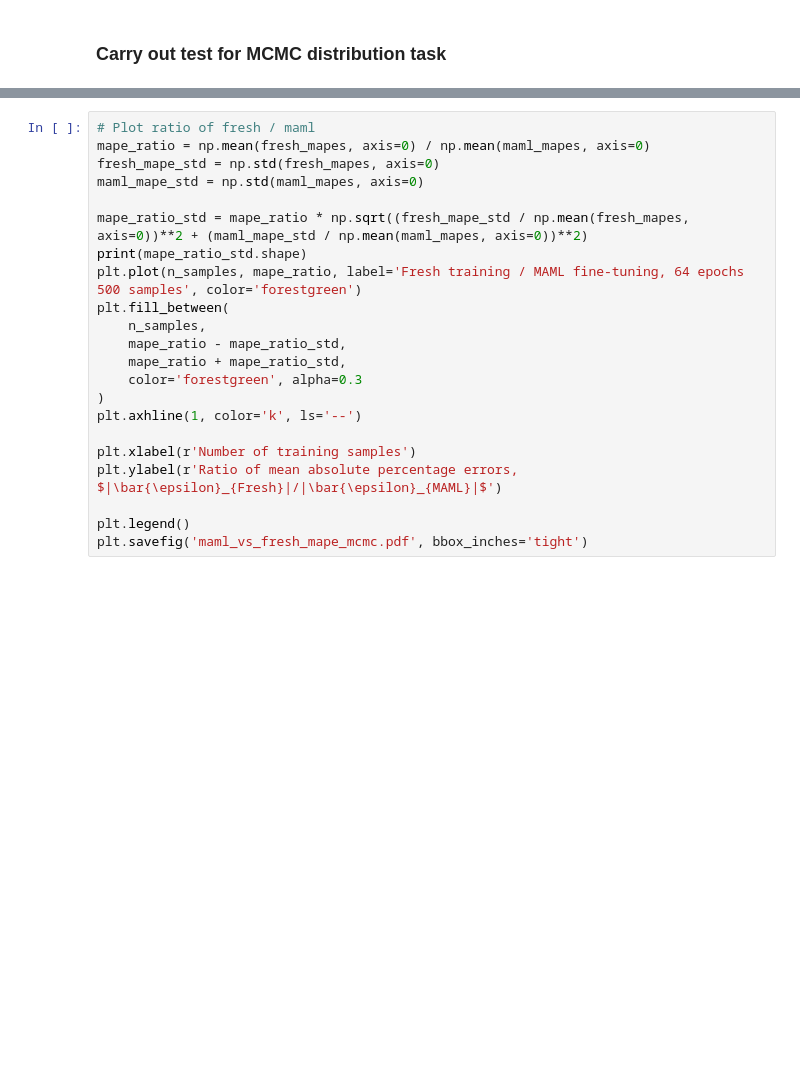
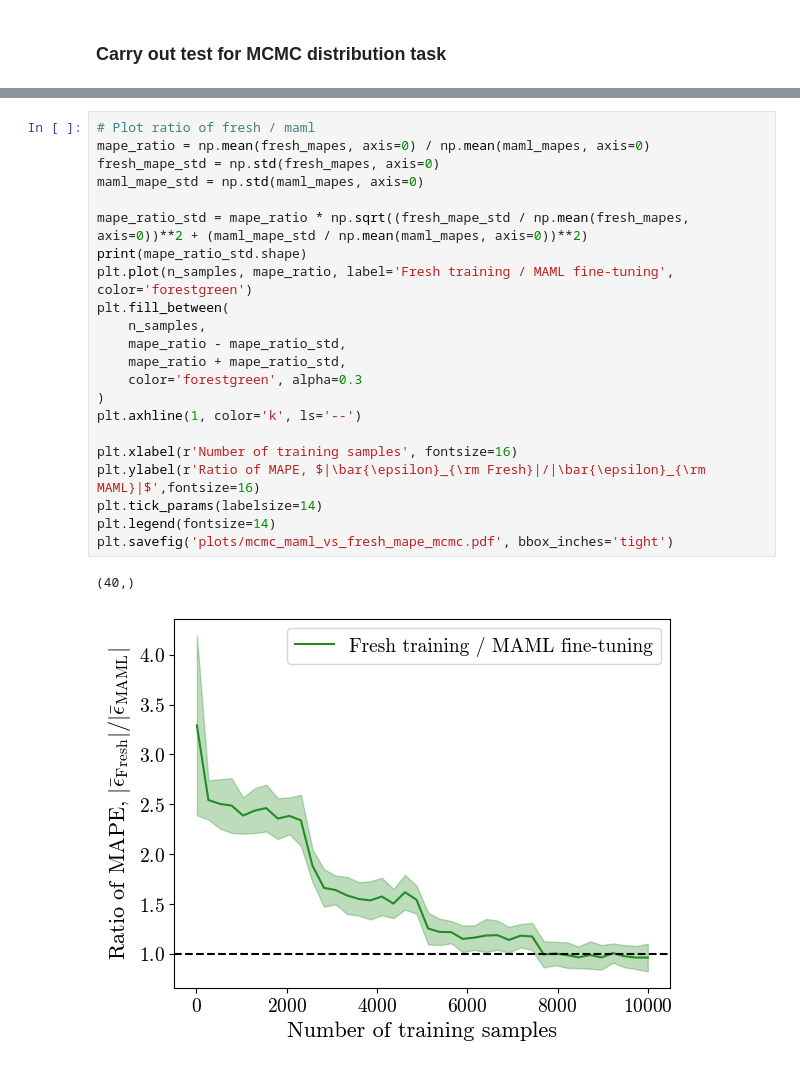
Before and after one commit to CMacM/CosyMAML, a Jupyter notebook: PLOTTING_compare_untrained.ipynb, the cells around one changed output, grey strips where cells are left out. Drawn from its saved outputs; the diff is of its cells as text; blank space fills up the shorter version.

```diff
--- a/PLOTTING_compare_untrained.ipynb
+++ b/PLOTTING_compare_untrained.ipynb
@@ -276,25 +62,28 @@ Running 16/20 for 17500 samples
 # %%
 # Plot ratio of fresh / maml
 mape_ratio = np.mean(fresh_mapes, axis=0) / np.mean(maml_mapes, axis=0)
 fresh_mape_std = np.std(fresh_mapes, axis=0)
 maml_mape_std = np.std(maml_mapes, axis=0)
 
 mape_ratio_std = mape_ratio * np.sqrt((fresh_mape_std / np.mean(fresh_mapes, axis=0))**2 + (maml_mape_std / np.mean(maml_mapes, axis=0))**2)
 print(mape_ratio_std.shape)
-plt.plot(n_samples, mape_ratio, label='Fresh training / MAML fine-tuning, 64 epochs 500 samples', color='forestgreen')
+plt.plot(n_samples, mape_ratio, label='Fresh training / MAML fine-tuning', color='forestgreen')
 plt.fill_between(
     n_samples,
     mape_ratio - mape_ratio_std,
     mape_ratio + mape_ratio_std,
     color='forestgreen', alpha=0.3
 )
 plt.axhline(1, color='k', ls='--')
 
-plt.xlabel(r'Number of training samples')
-plt.ylabel(r'Ratio of mean absolute percentage errors, $|\bar{\epsilon}_{Fresh}|/|\bar{\epsilon}_{MAML}|$')
-
-plt.legend()
-plt.savefig('maml_vs_fresh_mape_mcmc.pdf', bbox_inches='tight')
+plt.xlabel(r'Number of training samples', fontsize=16)
+plt.ylabel(r'Ratio of MAPE, $|\bar{\epsilon}_{\rm Fresh}|/|\bar{\epsilon}_{\rm MAML}|$',fontsize=16)
+plt.tick_params(labelsize=14)
+plt.legend(fontsize=14)
+plt.savefig('plots/mcmc_maml_vs_fresh_mape_mcmc.pdf', bbox_inches='tight')
+# %% [output]
+(40,)
+[figure, added]
 # %%
 # repeat for frate
 c = 'forestgreen'
```
Also changed, not shown: parts of 16 cells of this notebook, 10 other files.
